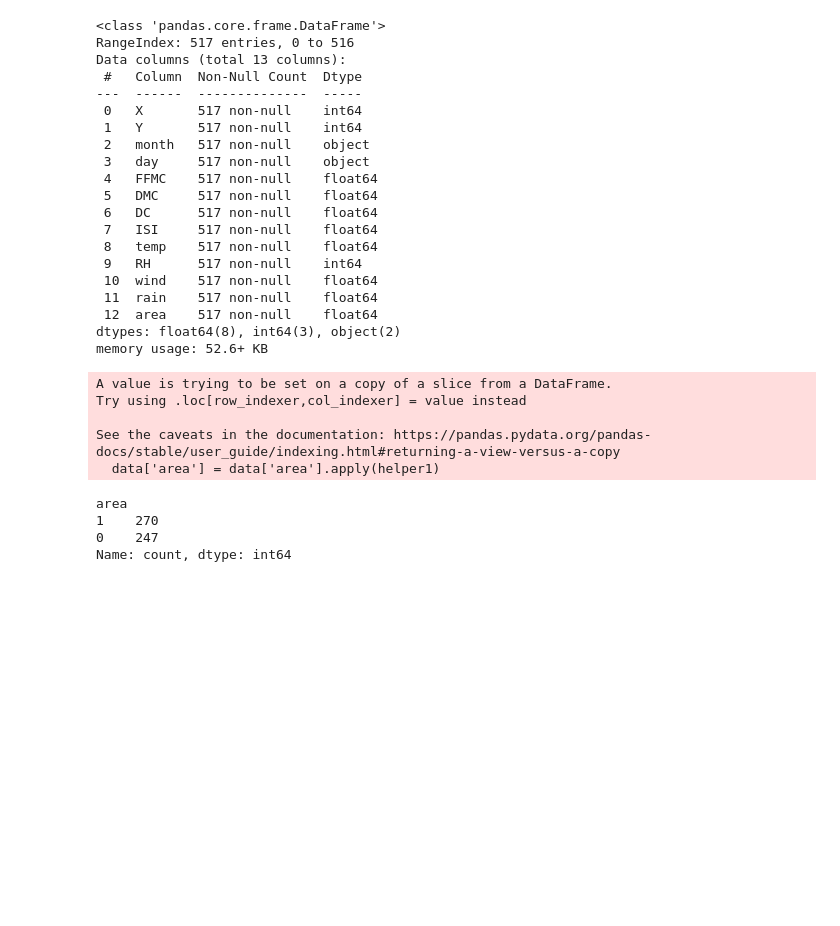
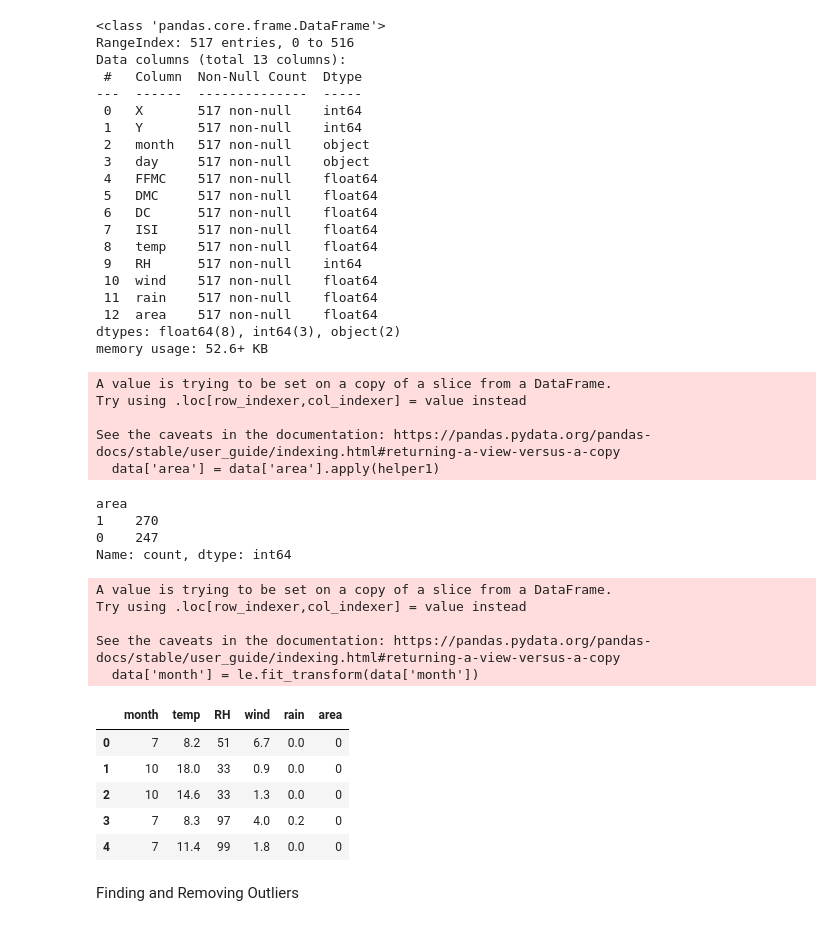
Before and after one commit to mukesh145/forest-fire-prediction, a Jupyter notebook: clena_dataset.ipynb, the cells around one changed output. Drawn from its saved outputs; the diff is of its cells as text; code cells hidden in the pictures; blank space fills up the shorter version.

Commit message:
did some data pre-processing

```diff
--- a/clena_dataset.ipynb
+++ b/clena_dataset.ipynb
@@ -36,7 +42,7 @@ Data columns (total 13 columns):
 dtypes: float64(8), int64(3), object(2)
 memory usage: 52.6+ KB
 # %%
-data = df[['temp','RH','wind','rain','area']]
+data = df[['month','temp','RH','wind','rain','area']]
 # %%
 def helper1(x):
     if x==0:
@@ -56,3 +62,23 @@ area
 1    270
 0    247
 Name: count, dtype: int64
+# %%
+le = LabelEncoder()
+data['month'] = le.fit_transform(data['month'])
+# %% [output]
+A value is trying to be set on a copy of a slice from a DataFrame.
+Try using .loc[row_indexer,col_indexer] = value instead
+
+See the caveats in the documentation: https://pandas.pydata.org/pandas-docs/stable/user_guide/indexing.html#returning-a-view-versus-a-copy
+  data['month'] = le.fit_transform(data['month'])
+# %%
+data.head()
+# %% [output]
+|  | month | temp | RH | wind | rain | area |
+| 0 | 7 | 8.2 | 51 | 6.7 | 0.0 | 0 |
+| 1 | 10 | 18.0 | 33 | 0.9 | 0.0 | 0 |
+| 2 | 10 | 14.6 | 33 | 1.3 | 0.0 | 0 |
+| 3 | 7 | 8.3 | 97 | 4.0 | 0.2 | 0 |
+| 4 | 7 | 11.4 | 99 | 1.8 | 0.0 | 0 |
+# %% [markdown]
+Finding and Removing Outliers
```
Also changed, not shown: parts of 14 cells of this notebook, 4 other files.
